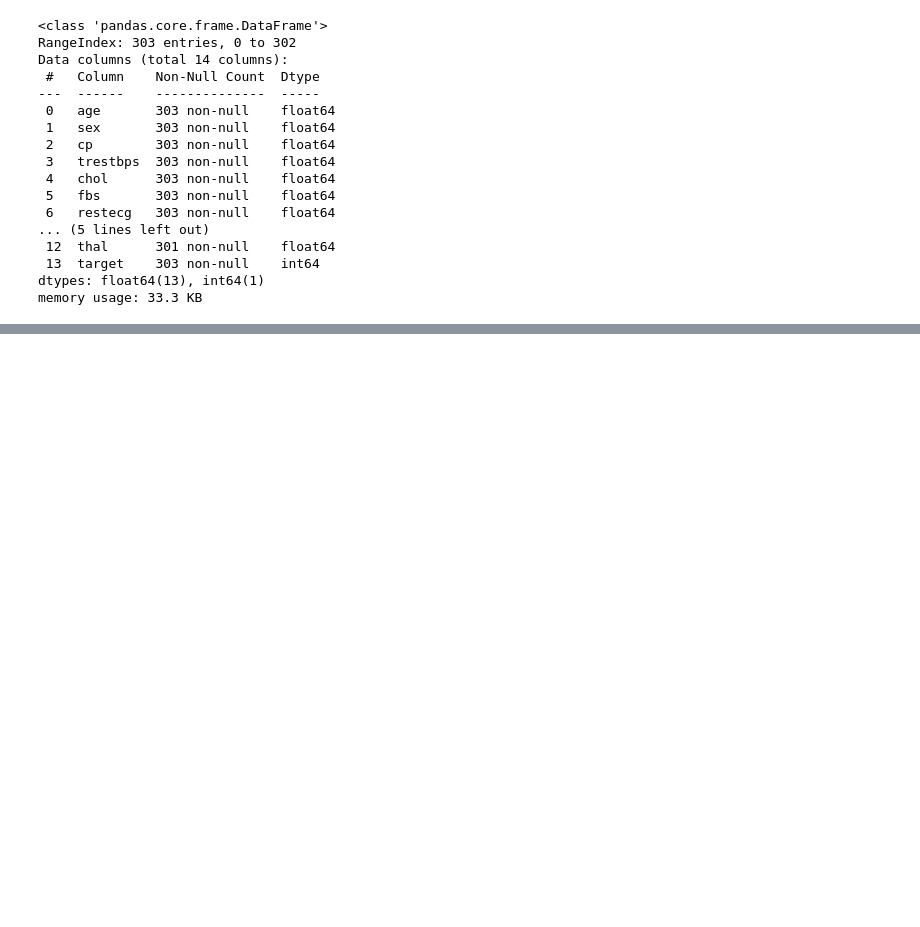
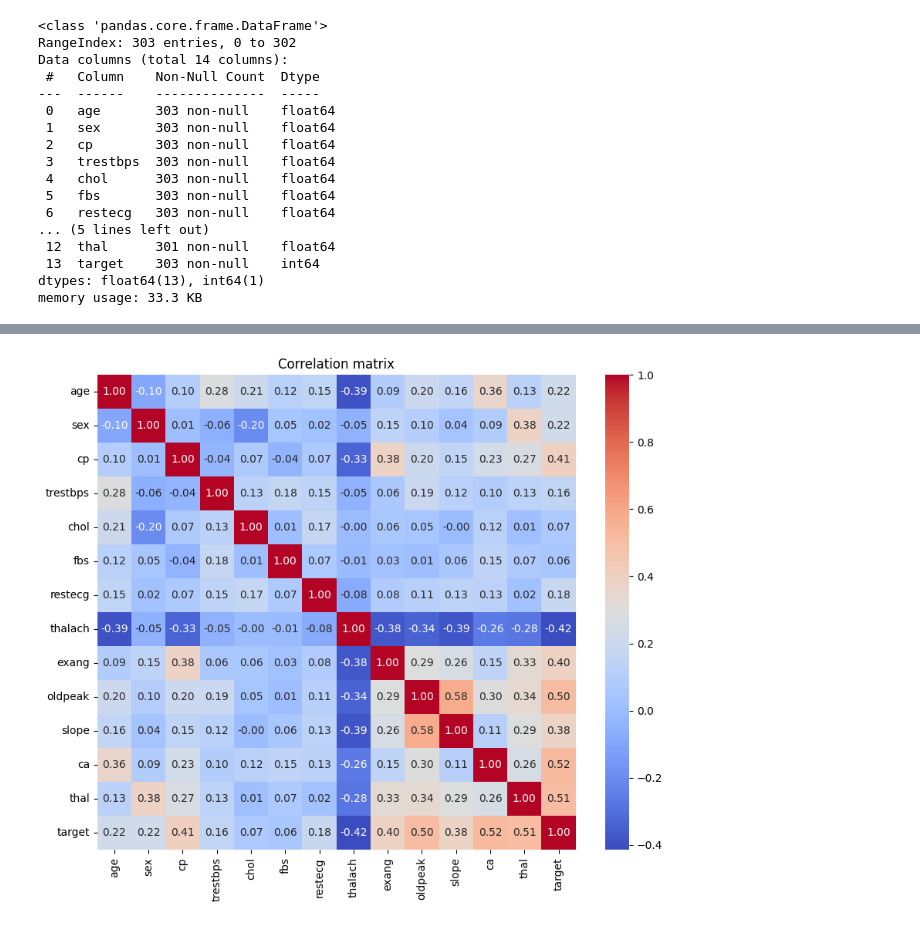
Before and after one commit to pilucha06/heart-disease-clustering, a Jupyter notebook: notebook.ipynb, the cells around one changed output, grey strips where cells are left out. Drawn from its saved outputs; the diff is of its cells as text; code cells hidden in the pictures; blank space fills up the shorter version.

```diff
--- a/notebook.ipynb
+++ b/notebook.ipynb
@@ -54,0 +85,12 @@ df.describe()
+# %%
+plt.figure(figsize=(10, 8))
+sns.heatmap(df.corr(), annot=True, fmt='.2f', cmap='coolwarm')
+plt.title('Correlation matrix')
+plt.show()
+
+#La correlación entre dos variables es un número entre -1 y 1:
+#1 → cuando una sube, la otra sube igual (correlación perfecta positiva)
+#-1 → cuando una sube, la otra baja igual (correlación perfecta negativa)
+#0 → no hay relación entre las dos
+# %% [output]
+[figure, added]
```
Also changed, not shown: parts of 4 cells of this notebook.
